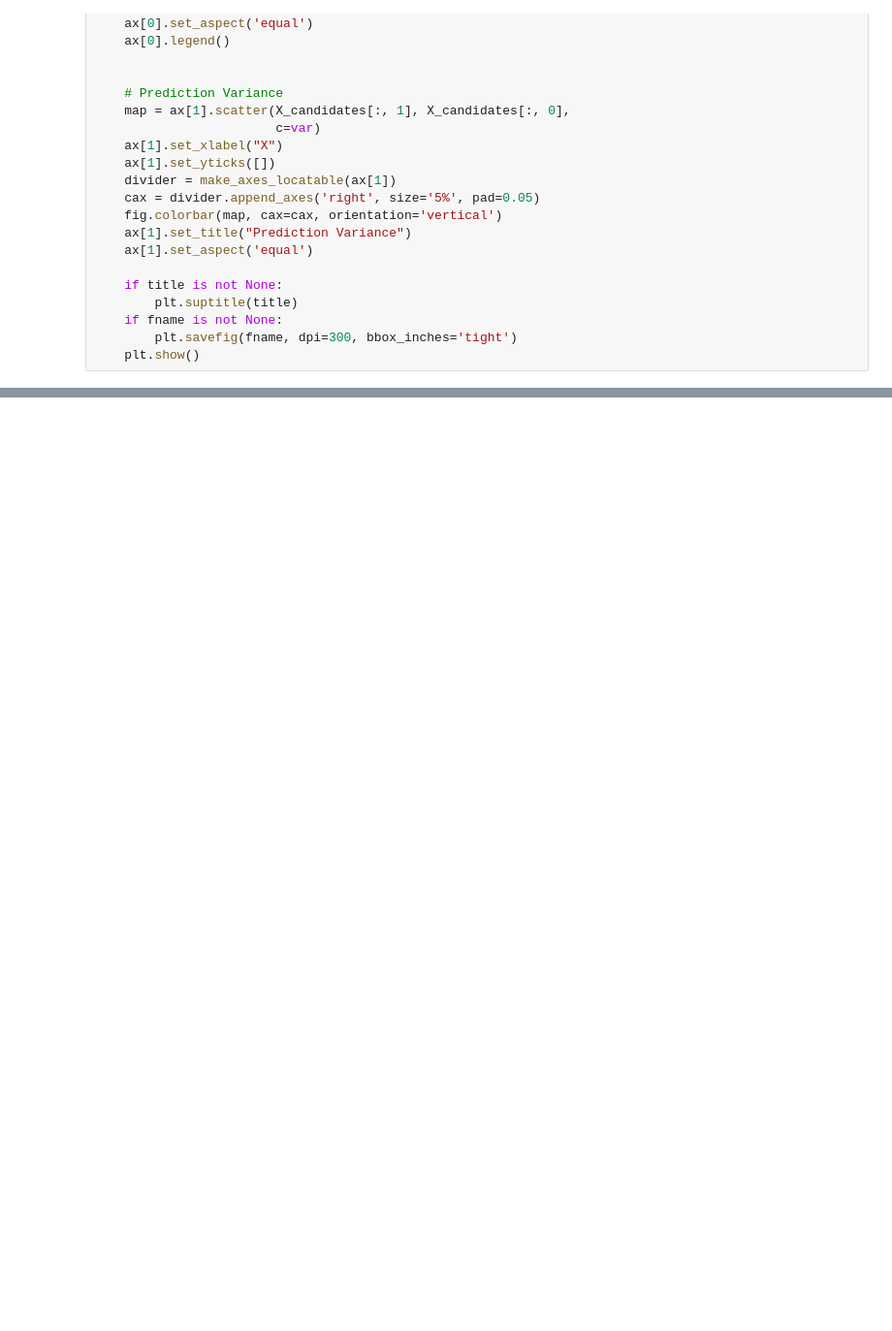
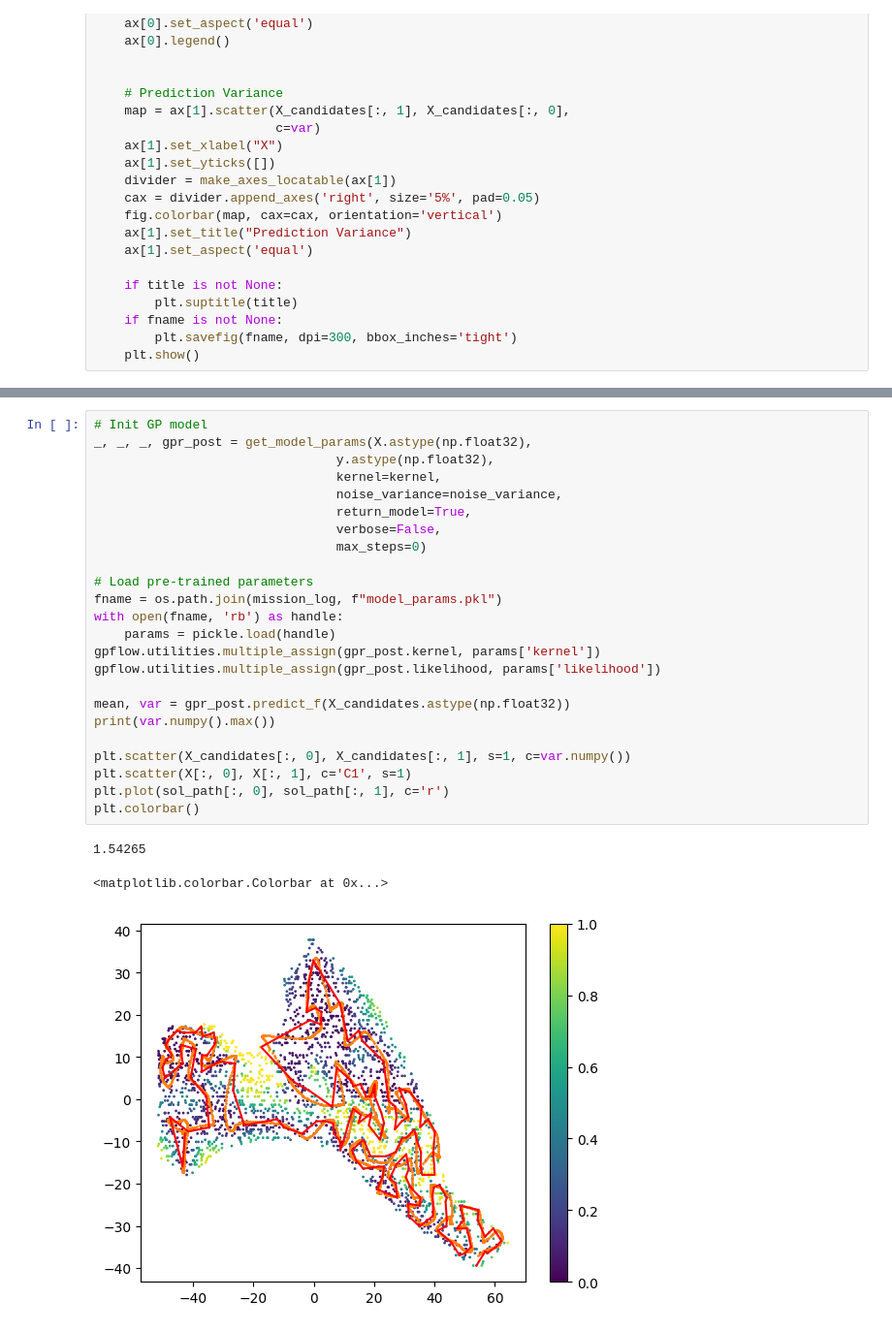
Before and after one commit to itskalvik/ros_sgp_tools, a Jupyter notebook: scripts/postprocess.ipynb, the cells around one changed output, grey strips where cells are left out. Shown at 97% size. Drawn from its saved outputs; the diff is of its cells as text; blank space fills up the shorter version.

```diff
--- a/scripts/postprocess.ipynb
+++ b/scripts/postprocess.ipynb
@@ -137,0 +173,28 @@ for key in waypoints.keys():
+# %%
+# Init GP model
+_, _, _, gpr_post = get_model_params(X.astype(np.float32),
+                                y.astype(np.float32),
+                                kernel=kernel,
+                                noise_variance=noise_variance,
+                                return_model=True,
+                                verbose=False,
+                                max_steps=0)
+
+# Load pre-trained parameters
+fname = os.path.join(mission_log, f"model_params.pkl")
+with open(fname, 'rb') as handle:
+    params = pickle.load(handle)
+gpflow.utilities.multiple_assign(gpr_post.kernel, params['kernel'])
+gpflow.utilities.multiple_assign(gpr_post.likelihood, params['likelihood'])
+
+mean, var = gpr_post.predict_f(X_candidates.astype(np.float32))
+print(var.numpy().max())
+
+plt.scatter(X_candidates[:, 0], X_candidates[:, 1], s=1, c=var.numpy())
+plt.scatter(X[:, 0], X[:, 1], c='C1', s=1)
+plt.plot(sol_path[:, 0], sol_path[:, 1], c='r')
+plt.colorbar()
+# %% [output]
+1.54265
+<matplotlib.colorbar.Colorbar at 0x...>
+[figure, added]
```
Also changed, not shown: parts of 10 cells of this notebook.
